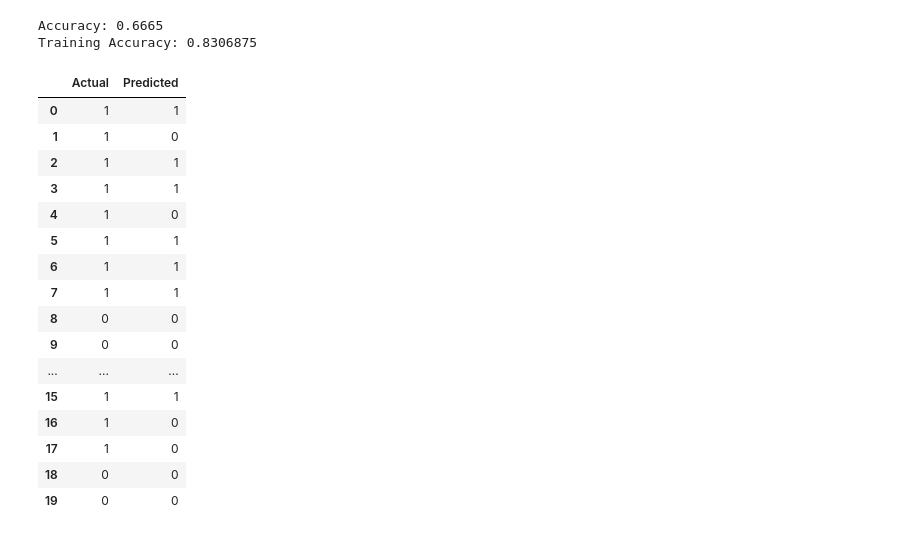
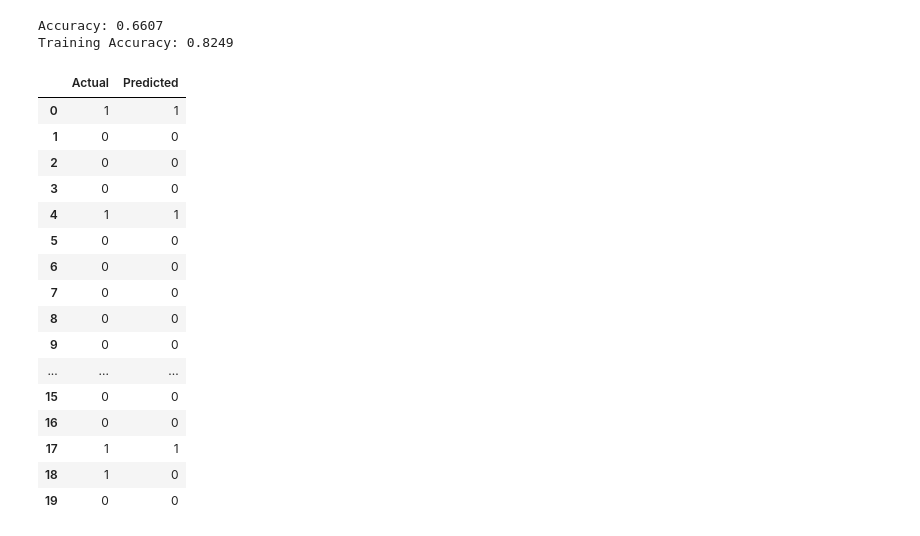
Before and after one commit to Soumish2004/ML-assignment, a Jupyter notebook: Lab 4/Lab4.ipynb, the cells around one changed output. Cells and saved outputs as stored; diff of their text form; code cells hidden in the pictures.

```diff
--- a/Lab 4/Lab4.ipynb
+++ b/Lab 4/Lab4.ipynb
@@ -32,13 +35,13 @@ def get_block_meansvars(arr):
     return np.array(means_vars)
 # %%
-def get_img_features(img):
-    blocks = get_nblocks(img)
-    return get_block_meansvars(blocks)
+def img_features(img):
+    blocks = n_blocks(img)
+    return block_mean_var(blocks)
 # %%
-def extract_features(filepath, label):
+def load_img_and_extract_features(filepath, label):
     img = cv2.imread(filepath)
     gray_img = to_gray(img)
-    features = get_img_features(gray_img)
-    return features, label
+    features = img_features(gray_img)
+    return [i[0] for i in features],[i[1] for i in features], label
 # %%
 def load_imgs_from_directory(directory, label, num_images=None):
@@ -114,18 +105,0 @@ Std of 64th block of fake images => 45.397795562614725
-# %%
-for i in range(1):
-    temp1=real_images_mean[i]
-    temp2=fake_images_mean[i]
-    plt.hist(x=temp1, bins=30, color='skyblue')
-    plt.hist(x=temp2, bins=30, color='orange')
-
-    plt.xlabel('Values')
-    plt.ylabel('Frequency')
-    plt.title('Basic Histogram')
-    plt.show()
-fake_images_mean = np.transpose(fake_images_mean)
-real_images_mean = np.transpose(real_images_mean)
-fake_images_var = np.transpose(fake_images_var)
-real_images_var = np.transpose(real_images_var)
-features_m = np.vstack((fake_images_mean, real_images_mean))
-features_v = np.vstack((fake_images_var, real_images_var))
-labels = np.concatenate((fake_labels, real_labels))
@@ -161,40 +132,38 @@ plt.show()
 # %%
-X_train, X_test, Y_train, Y_test = train_test_split(features_m, labels, test_size=0.2, random_state=32)
+x_train, x_test, y_train, y_test = train_test_split(features_m, labels, test_size=0.5, random_state=5)
 
 knn = KNeighborsClassifier(n_neighbors=3)
-knn.fit(X_train, Y_train)
+knn.fit(x_train, y_train)
 
-accuracy = knn.score(X_test, Y_test)
+accuracy = knn.score(x_test, y_test)
 print("Accuracy:", accuracy)
 
-training_accuracy = knn.score(X_train, Y_train)
+training_accuracy = knn.score(x_train, y_train)
 print(f"Training Accuracy: {training_accuracy}")
-predictions = knn.predict(X_test[:20])
-actual_labels = Y_test[:20]
+predictions = knn.predict(x_test[:20])
+actual_labels = y_test[:20]
 
-# for i in range(len(predictions)):
-#     print(f"Predicted: {predictions[i]}\tActual: {actual_labels[i]}")
 
 predicted_vs_actual = pd.DataFrame({"Actual": actual_labels, "Predicted": predictions})
 predicted_vs_actual
 # %% [output]
-Accuracy: 0.6665
-Training Accuracy: 0.8306875
+Accuracy: 0.6607
+Training Accuracy: 0.8249
 |  | Actual | Predicted |
 | 0 | 1 | 1 |
-| 1 | 1 | 0 |
-| 2 | 1 | 1 |
-| 3 | 1 | 1 |
-| 4 | 1 | 0 |
-| 5 | 1 | 1 |
-| 6 | 1 | 1 |
-| 7 | 1 | 1 |
+| 1 | 0 | 0 |
+| 2 | 0 | 0 |
+| 3 | 0 | 0 |
+| 4 | 1 | 1 |
+| 5 | 0 | 0 |
+| 6 | 0 | 0 |
+| 7 | 0 | 0 |
 | 8 | 0 | 0 |
 | 9 | 0 | 0 |
 | ... | ... | ... |
-| 15 | 1 | 1 |
-| 16 | 1 | 0 |
-| 17 | 1 | 0 |
-| 18 | 0 | 0 |
+| 15 | 0 | 0 |
+| 16 | 0 | 0 |
+| 17 | 1 | 1 |
+| 18 | 1 | 0 |
 | 19 | 0 | 0 |
 # %%
```
Also changed, not shown: parts of 21 cells of this notebook, 4 other files.
